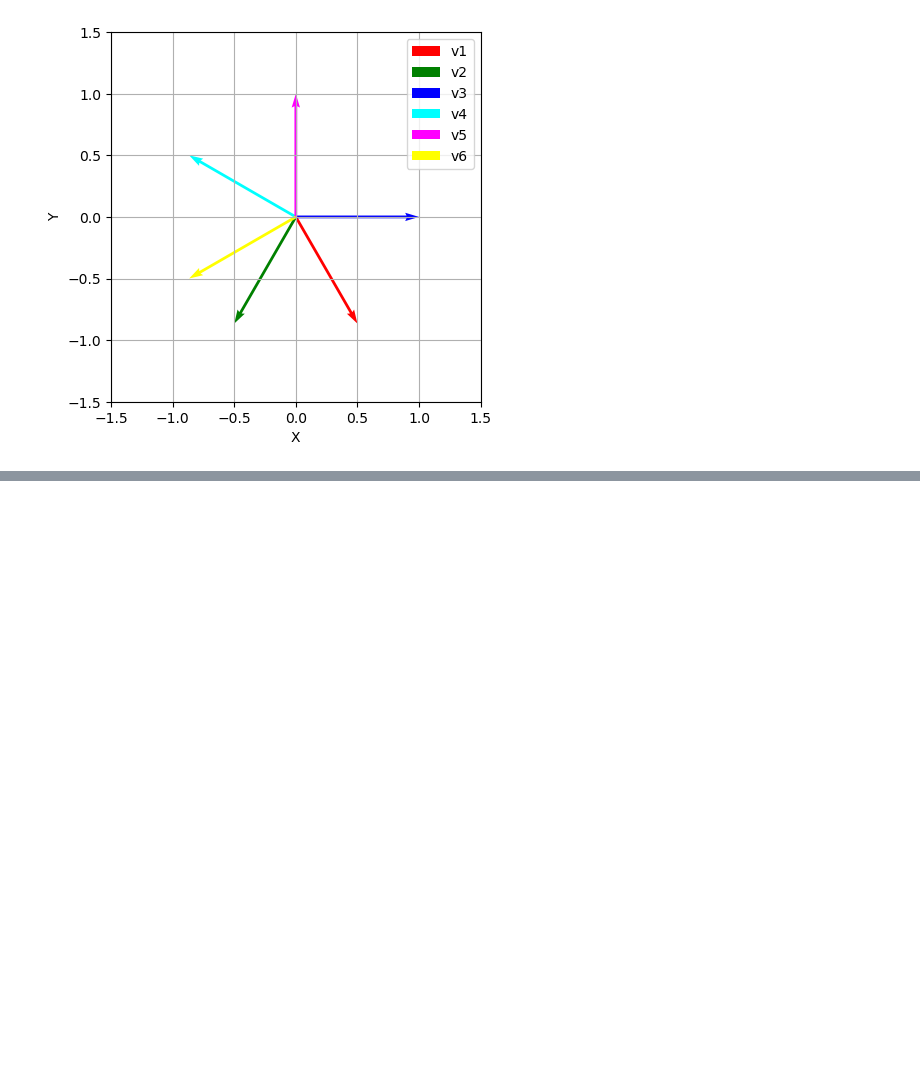
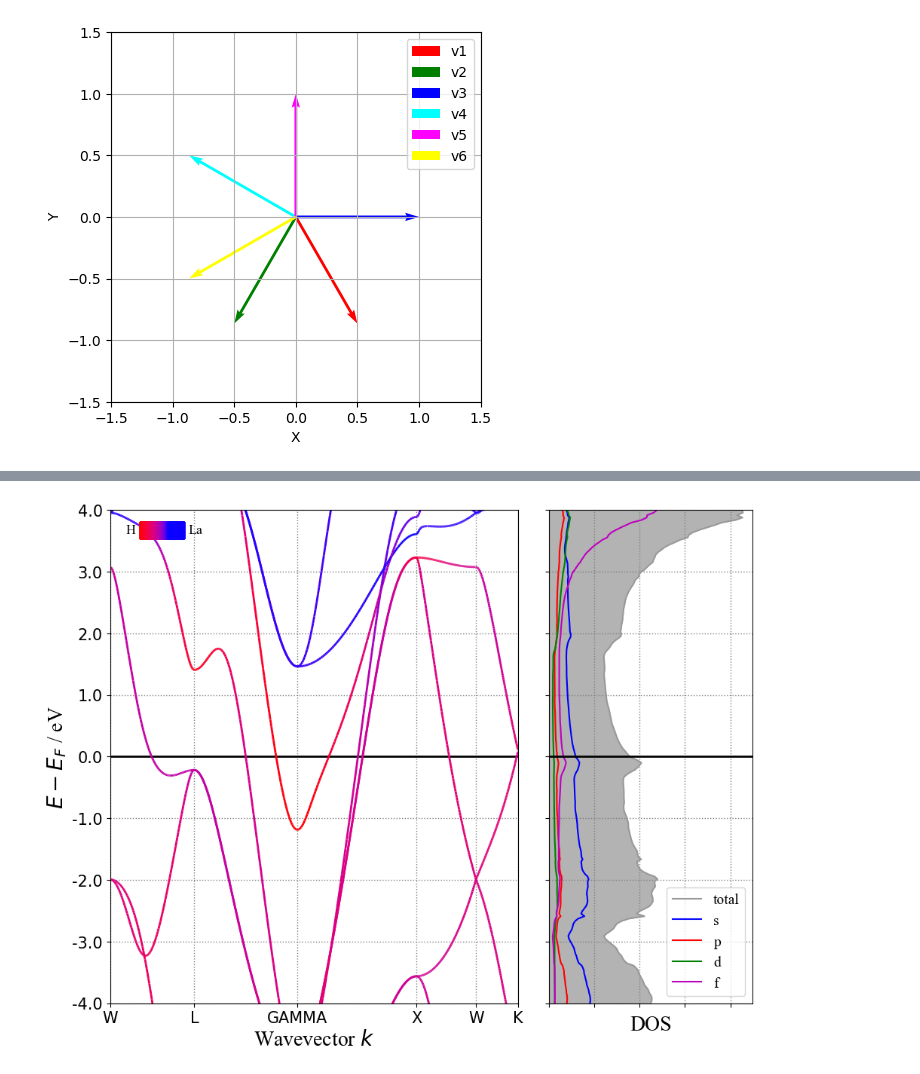
Before and after one commit to JLU-ICCMS-MaYuan/my_script, a Jupyter notebook: notebook/use_pmg.ipynb, the cells around one changed output, grey strips where cells are left out. Saved outputs shown, nothing was run; the diff lists cells and outputs as text; code cells hidden in the pictures; blank space fills up the shorter version.

```diff
--- a/notebook/use_pmg.ipynb
+++ b/notebook/use_pmg.ipynb
@@ -618,0 +1205,8 @@ v2和v3的夹角: 120.00000022772926
+# %%
+# 将能带投影到元素，态密度投影到轨道
+plot3 = BSDOSPlotter(bs_projection = 'elements', dos_projection='orbitals')
+plot3.get_plot(bs=bs_data,dos=dos_data)
+plt.savefig('3.band投影元素_dos投影轨道.png',dpi=300)
+plt.show()
+# %% [output]
+[figure, added]
```
Also changed, not shown: parts of 39 cells of this notebook, 6 other files.
